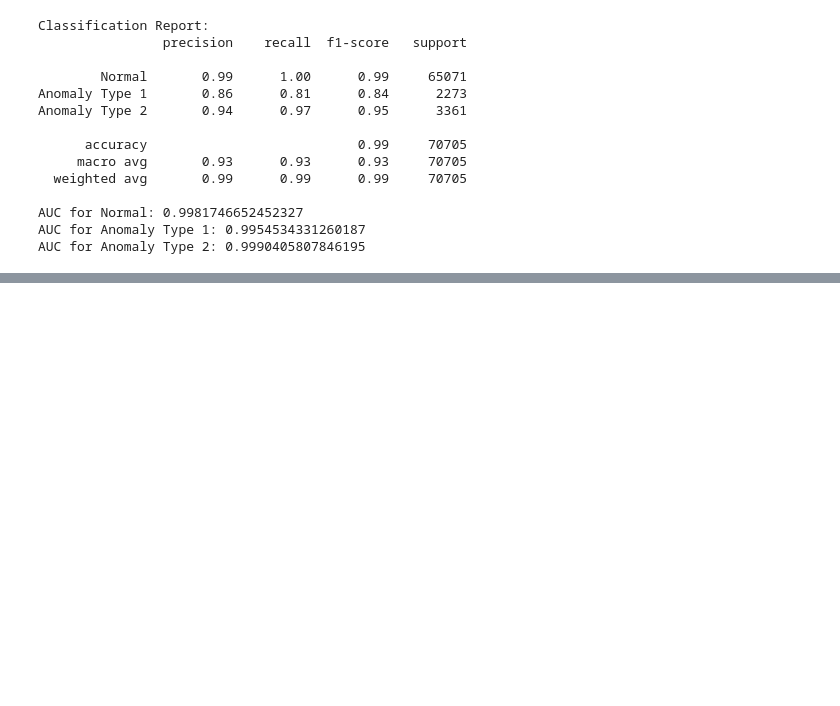
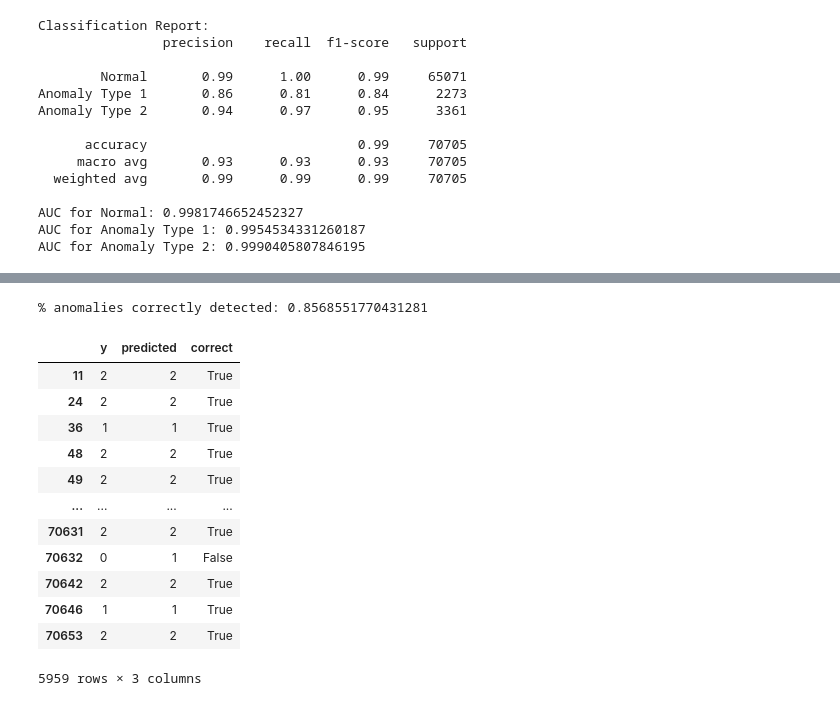
Before and after one commit to JET2001/cs421-project, a Jupyter notebook: david/Week10-alex-cleaned.ipynb, the cells around one changed output, grey strips where cells are left out. Cells and saved outputs as stored; diff of their text form; code cells hidden in the pictures; blank space fills up the shorter version.

Commit message:
feat: Add compare_anomalies too

```diff
--- a/david/Week10-alex-cleaned.ipynb
+++ b/david/Week10-alex-cleaned.ipynb
@@ -254,0 +270,33 @@ plot_roc_curve(y_test_binarized, mlp.predict_proba(X_test_norm), 'Linear B1 Val'
+# %%
+def compare_anomalies(y, predicted):
+    reset_y = y.reset_index()
+
+    predicted_anomalies = predicted[predicted[0] > 0]
+    known_anomalies = reset_y[reset_y['label'] > 0]
+    anomaly_indices = predicted_anomalies.index.union(known_anomalies.index).unique()
+
+    compare_df = pd.DataFrame({
+        "y": reset_y.iloc[anomaly_indices]['label'],
+        "predicted": predicted.iloc[anomaly_indices][0],
+        "correct": reset_y.iloc[anomaly_indices]['label'] == predicted.iloc[anomaly_indices][0]
+    })
+
+    print(f'% anomalies correctly detected: {len(compare_df[compare_df['correct'] == True])/len(compare_df)}')
+    return compare_df
+
+compare_anomalies(y_test, pd.DataFrame(mlp.predict(X_test_norm)))
+# %% [output]
+% anomalies correctly detected: 0.8568551770431281
+|  | y | predicted | correct |
+| 11 | 2 | 2 | True |
+| 24 | 2 | 2 | True |
+| 36 | 1 | 1 | True |
+| 48 | 2 | 2 | True |
+| 49 | 2 | 2 | True |
+| ... | ... | ... | ... |
+| 70631 | 2 | 2 | True |
+| 70632 | 0 | 1 | False |
+| 70642 | 2 | 2 | True |
+| 70646 | 1 | 1 | True |
+| 70653 | 2 | 2 | True |
+5959 rows × 3 columns
```
Also changed, not shown: parts of 3 cells of this notebook, 1 other file.
